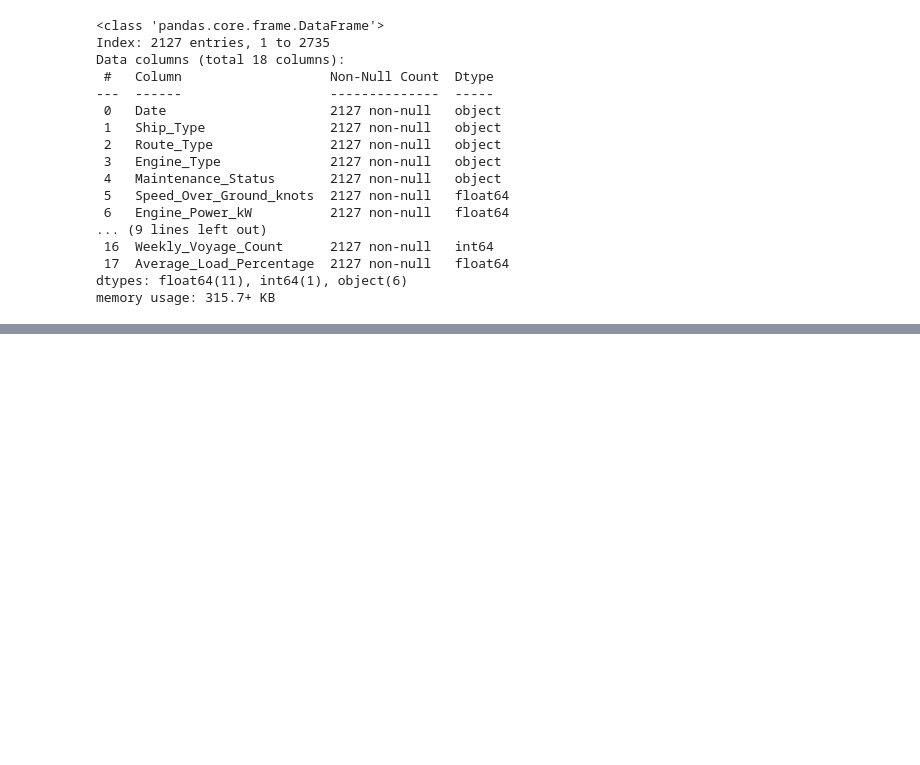
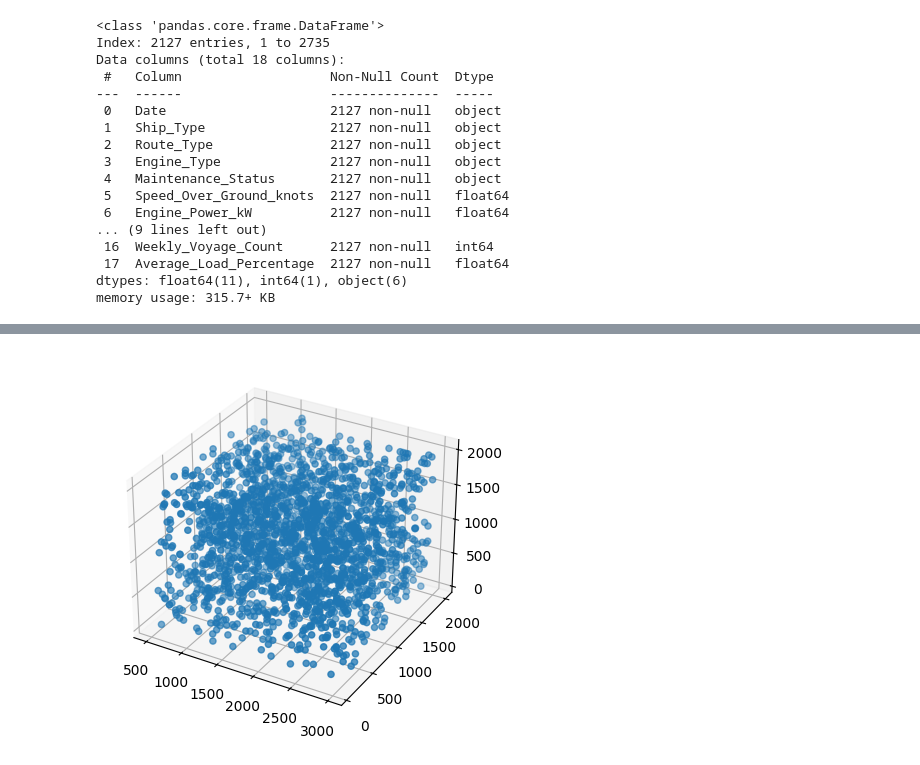
Before and after one commit to Jenloke/ML-K-Means-Clustering, a Jupyter notebook: main.ipynb, the cells around one changed output, grey strips where cells are left out. Drawn from its saved outputs; the diff is of its cells as text; code cells hidden in the pictures; blank space fills up the shorter version.

```diff
--- a/main.ipynb
+++ b/main.ipynb
@@ -61,0 +92,9 @@ memory usage: 315.7+ KB
+# %%
+# feature to use
+# 6 && 7 && 10
+feature1 = 'Engine_Power_kW'
+feature2 = 'Distance_Traveled_nm'
+feature3 = 'Cargo_Weight_tons'
+
+newdf = df[[feature1, feature2, feature3]]
+newdf.head()
@@ -61,0 +108,6 @@ memory usage: 315.7+ KB
+# %%
+fig, ax = plt.subplots(subplot_kw={"projection": "3d"})
+ax.scatter(newdf[feature1], df[feature2], df[feature3])
+plt.show()
+# %% [output]
+[figure, added]
```
Also changed, not shown: parts of 9 cells of this notebook.
